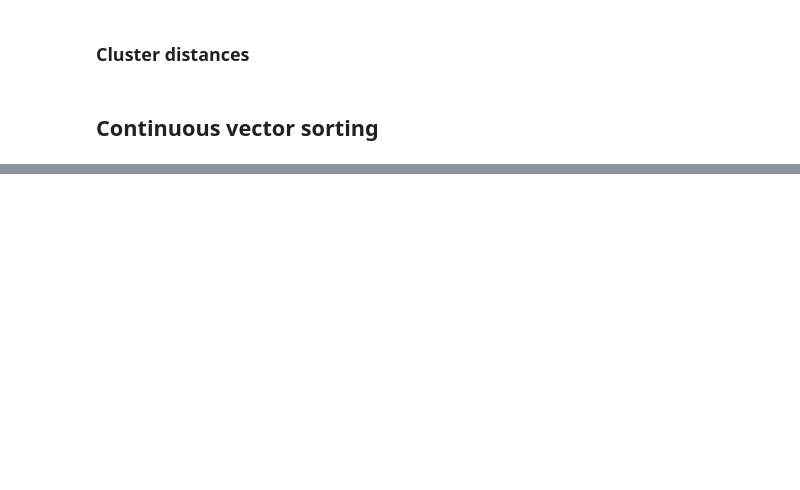
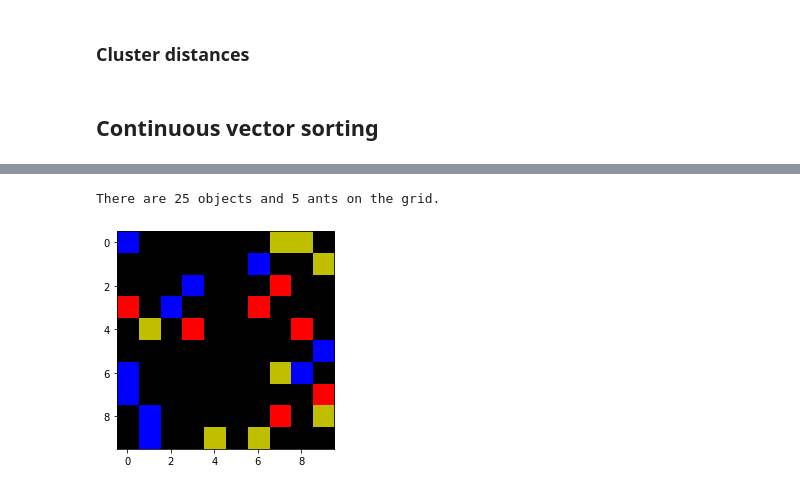
Before and after one commit to yvlaere/ant_sorting, a Jupyter notebook: ant_sorting.ipynb, the cells around one changed output, grey strips where cells are left out. Saved outputs shown, nothing was run; the diff lists cells and outputs as text; code cells hidden in the pictures; blank space fills up the shorter version.

```diff
--- a/ant_sorting.ipynb
+++ b/ant_sorting.ipynb
@@ -512,0 +570,47 @@ for i, j in comb:
+# %%
+original_grid, ants = initiate_grid(grid_size, ant_density, object_density)
+# %% [output]
+There are 25 objects and 5 ants on the grid.
+# %%
+grids = []
+grid = np.copy(original_grid)
+
+for t in range(1, t_total+1):
+    for ant in ants:
+
+        if (ant.laden == False) & (grid[ant.x, ant.y] != 0):
+            p_pickup = pickup_probability(local_density(ant.x, ant.y, grid[ant.x, ant.y], grid))
+
+            if random.random() <= p_pickup:
+                ant.pickup(grid[ant.x, ant.y])
+                grid[ant.x, ant.y] = 0
+
+        elif (ant.laden == True) & (grid[ant.x, ant.y] == 0):
+            p_drop = drop_probability(local_density(ant.x, ant.y, ant.object, grid))
+
+            if random.random() <= p_drop:
+                grid[ant.x, ant.y] = ant.object
+                ant.drop()
+
+        ant.move(ants)
+
+    if t % 1000 == 0:
+        grids.append(np.copy(grid))
+
+for ant in ants:
+    while ant.laden:
+        if grid[ant.x, ant.y] == 0:
+            grid[ant.x, ant.y] = ant.object
+            ant.drop()
+        else:
+            ant.move(ants)
+# %%
+class_grid = np.zeros((grid_size, grid_size), dtype=int)
+for x in range(grid_size):
+    for y in range(grid_size):
+        if grid[x, y] != 0:
+            class_grid[x, y] = int(df['class_n'].loc[[grid[x, y] - 1]]) + 1
+
+plt.imshow(class_grid, cmap = matplotlib.colors.ListedColormap(['k', 'r', 'y', 'b']));
+# %% [output]
+[figure, added]
```
Also changed, not shown: parts of 20 cells of this notebook.
